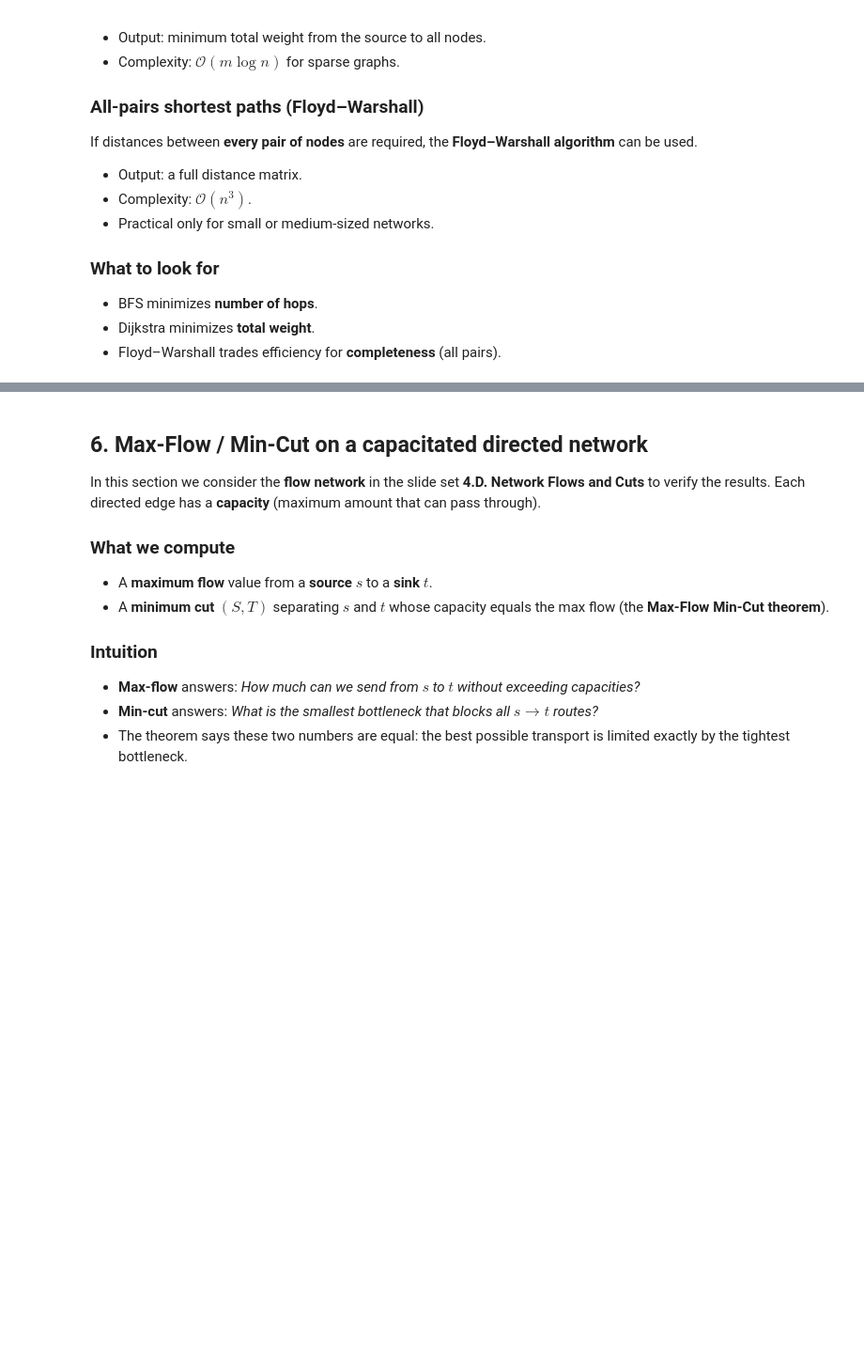
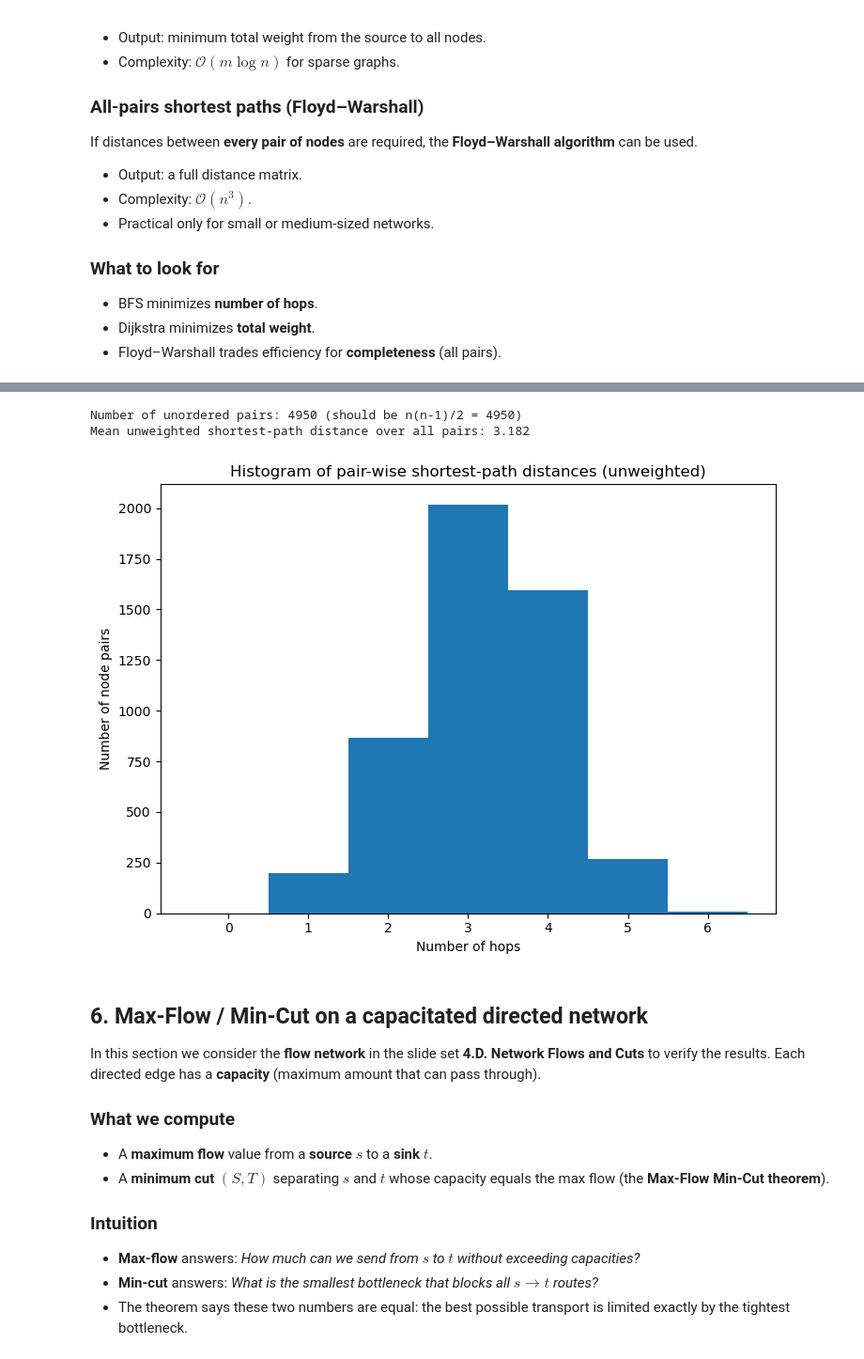
Before and after one commit to vmpreciado/DS4CN, a Jupyter notebook: NetworkAlgorithms.ipynb, the cells around one changed output, grey strips where cells are left out. Shown at 94% size. Drawn from its saved outputs; the diff is of its cells as text; code cells hidden in the pictures; blank space fills up the shorter version.

```diff
--- a/NetworkAlgorithms.ipynb
+++ b/NetworkAlgorithms.ipynb
@@ -768,3 +936,31 @@ Distance(source,target) = 17.0
+# %%
+# ----------------------------
+# Histogram of pair-wise UNWEIGHTED distances
+# ----------------------------
+
+D_np = np.array(D, dtype=float)
+n = D_np.shape[0]
+
+# Upper-triangular distances (exclude diagonal)
+iu = np.triu_indices(n, k=1)
+pairwise_dist = D_np[iu]
+
+print(f"Number of unordered pairs: {pairwise_dist.size} (should be n(n-1)/2 = {n * (n - 1) // 2})")
+
+mean_pairwise = float(pairwise_dist.mean())
+print(f"Mean unweighted shortest-path distance over all pairs: {mean_pairwise:.3f}")
+
+plt.figure(figsize=(7.5, 5.5))
+plt.hist(pairwise_dist, bins=range(int(pairwise_dist.max()) + 2), align="left")
+plt.title("Histogram of pair-wise shortest-path distances (unweighted)")
+plt.xlabel("Number of hops")
+plt.ylabel("Number of node pairs")
+plt.tight_layout()
+plt.show()
+# %% [output]
+Number of unordered pairs: 4950 (should be n(n-1)/2 = 4950)
+Mean unweighted shortest-path distance over all pairs: 3.182
+[figure, added]
 # %% [markdown]
 ## 6. Max-Flow / Min-Cut on a capacitated directed network
 
```
Also changed, not shown: parts of 6 cells of this notebook.
